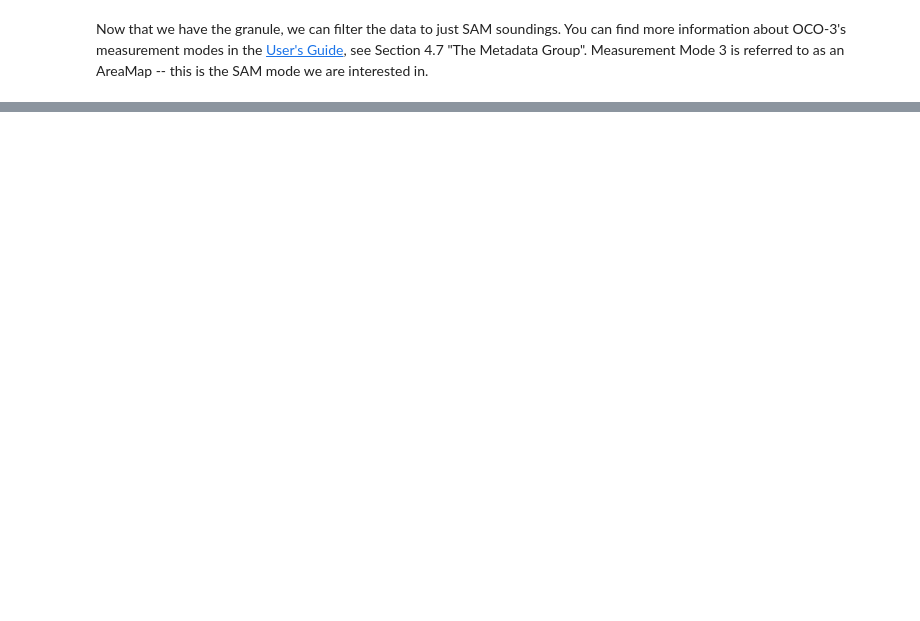
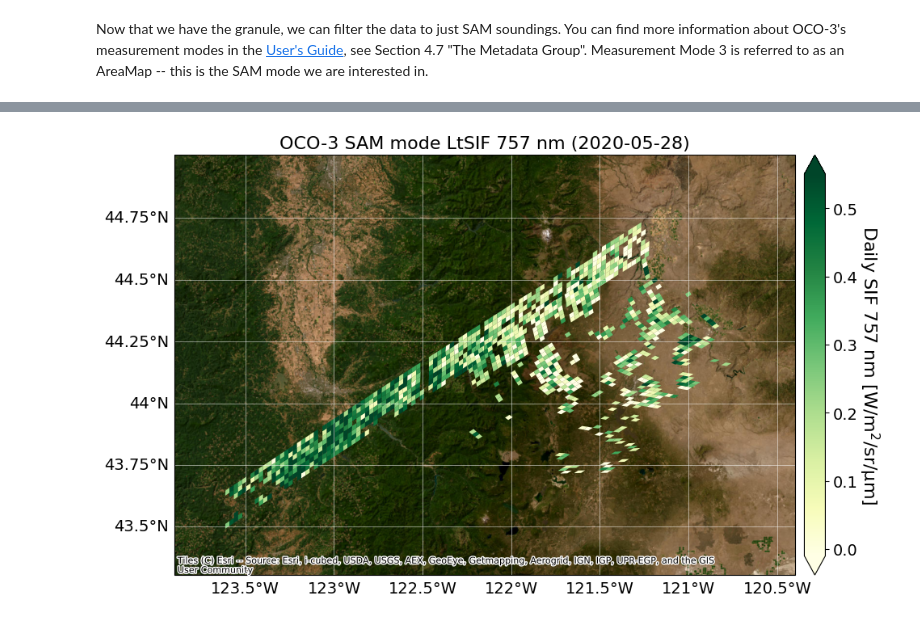
Before and after one commit to jackiryan/SIF-ARSET, a Jupyter notebook: notebooks/oco3_sam.ipynb, the cells around one changed output, grey strips where cells are left out. Saved outputs shown, nothing was run; the diff lists cells and outputs as text; code cells hidden in the pictures; blank space fills up the shorter version.

```diff
--- a/notebooks/oco3_sam.ipynb
+++ b/notebooks/oco3_sam.ipynb
@@ -81,10 +109,16 @@ If you've been following along on the OCO-3 website, you may have noticed that t
 
 If the previous code ran successfully for you, you should be able to see that our plot is already comparable to the official one and that we are at least looking at the same data but with some superficial differences in presentation. In the next section, we will refine our plot to look like the official version. The most important component of this will be to adjust each sounding to use its proper footprint extents.
 # %%
+all_footlat = granule["Geolocation_footprint_latitude_vertices"].data[:]
+all_footlon = granule["Geolocation_footprint_longitude_vertices"].data[:]
+footprint_lat = all_footlat[sam_mask][:]
+footprint_lon = all_footlon[sam_mask][:]
+
 fig = plt.figure(figsize=(12, 6))
 ax = fig.add_subplot(1, 1, 1, projection=ccrs.GOOGLE_MERCATOR)
 
 ax.set_extent(sam_extent, crs=ccrs.PlateCarree())
+'''
 scatter = ax.scatter(
     lon, lat,
     c=sif,
@@ -92,31 +126,48 @@ scatter = ax.scatter(
     s=15,
     vmin=-0.01,
     vmax=0.55,
     transform=ccrs.PlateCarree()
 )
+'''
+patches_list = []
+for i in range(len(sif)):
+    polygon = patches.Polygon(np.column_stack([footprint_lon[i], footprint_lat[i]]))
+    patches_list.append(polygon)
+
+pcol = PatchCollection(
+    patches_list,
+    cmap="YlGn",
+    transform=ccrs.PlateCarree()
+)
+
+pcol.set_array(np.array(sif))
+pcol.set_clim(-0.01, 0.55)
+sif_layer = ax.add_collection(pcol)
 
 ctx.add_basemap(
     ax,
     source=ctx.providers.Esri.WorldImagery,
     crs=ccrs.GOOGLE_MERCATOR,
     zoom=9
 )
 
 # Add gridlines over the map. Note that we can use the default LATITUDE_FORMATTER and
 # LONGITUDE_FORMATTER from cartopy to make our lives easier
 gl = ax.gridlines(draw_labels=True, linewidth=0.5, color="white", alpha=0.7, linestyle="-")
 gl.top_labels = False
 gl.right_labels = False
 gl.xformatter = LONGITUDE_FORMATTER
 gl.yformatter = LATITUDE_FORMATTER
 gl.xlabel_style = {"size": 14, "color": "black"}
 gl.ylabel_style = {"size": 14, "color": "black"}
 
 
 plt.title(f"OCO-3 SAM mode LtSIF 757 nm ({data_date.strftime('%Y-%m-%d')})", fontsize=16)
-cbar = plt.colorbar(scatter, ax=ax, extend="both", pad=0.01)
+cbar = plt.colorbar(sif_layer, ax=ax, extend="both", pad=0.01)
 cbar.ax.tick_params(labelsize=14)
 cbar.set_label(r"Daily SIF 757 nm [W/$\mathrm{m}^2$/sr/μm]", fontsize=16, rotation=270, labelpad=20)
 
 plt.tight_layout()
 plt.show()
+# %% [output]
+[figure, added]
```
Also changed, not shown: parts of 4 cells of this notebook, 1 other file.
